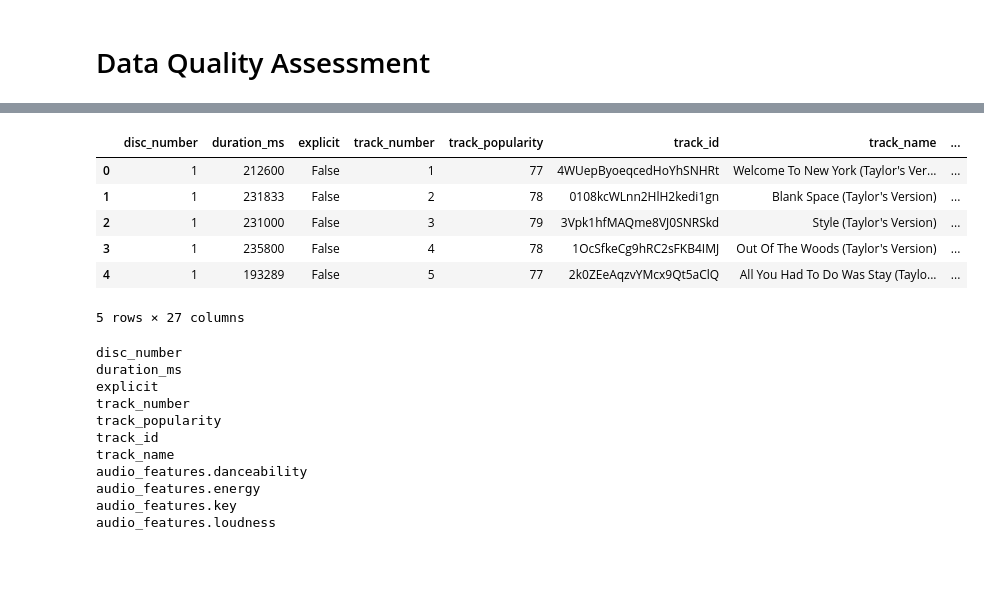
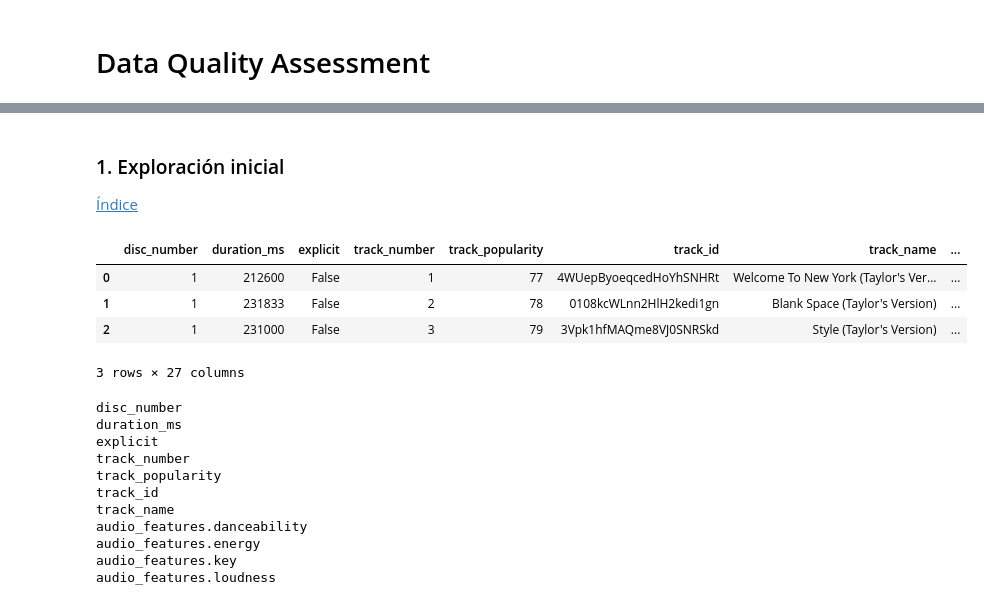
Before and after one commit to cristian-torres-ds/data_quality_engineer, a Jupyter notebook: data_quality_assessment.ipynb, the cells around one changed output, grey strips where cells are left out. Drawn from its saved outputs; the diff is of its cells as text; code cells hidden in the pictures; blank space fills up the shorter version.

```diff
--- a/data_quality_assessment.ipynb
+++ b/data_quality_assessment.ipynb
@@ -62,16 +24,18 @@ import json
 import matplotlib.pyplot as plt
 # %%
 df = pd.read_csv('dataset.csv')
+# %% [markdown]
+### 1. Exploración inicial<a class="anchor" id="exploracion"></a>
+
+[Índice](#indice)
 # %%
-df.head()
+df.head(3)
 # %% [output]
 |  | disc_number | duration_ms | explicit | track_number | track_popularity | track_id | track_name | ... |
 | 0 | 1 | 212600 | False | 1 | 77 | 4WUepByoeqcedHoYhSNHRt | Welcome To New York (Taylor's Ver... | ... |
 | 1 | 1 | 231833 | False | 2 | 78 | 0108kcWLnn2HlH2kedi1gn | Blank Space (Taylor's Version) | ... |
 | 2 | 1 | 231000 | False | 3 | 79 | 3Vpk1hfMAQme8VJ0SNRSkd | Style (Taylor's Version) | ... |
-| 3 | 1 | 235800 | False | 4 | 78 | 1OcSfkeCg9hRC2sFKB4IMJ | Out Of The Woods (Taylor's Version) | ... |
-| 4 | 1 | 193289 | False | 5 | 77 | 2k0ZEeAqzvYMcx9Qt5aClQ | All You Had To Do Was Stay (Taylo... | ... |
-5 rows × 27 columns
+3 rows × 27 columns
 # %%
 columns = list(df.columns)
 
```
Also changed, not shown: parts of 32 cells of this notebook, 4 other files.
